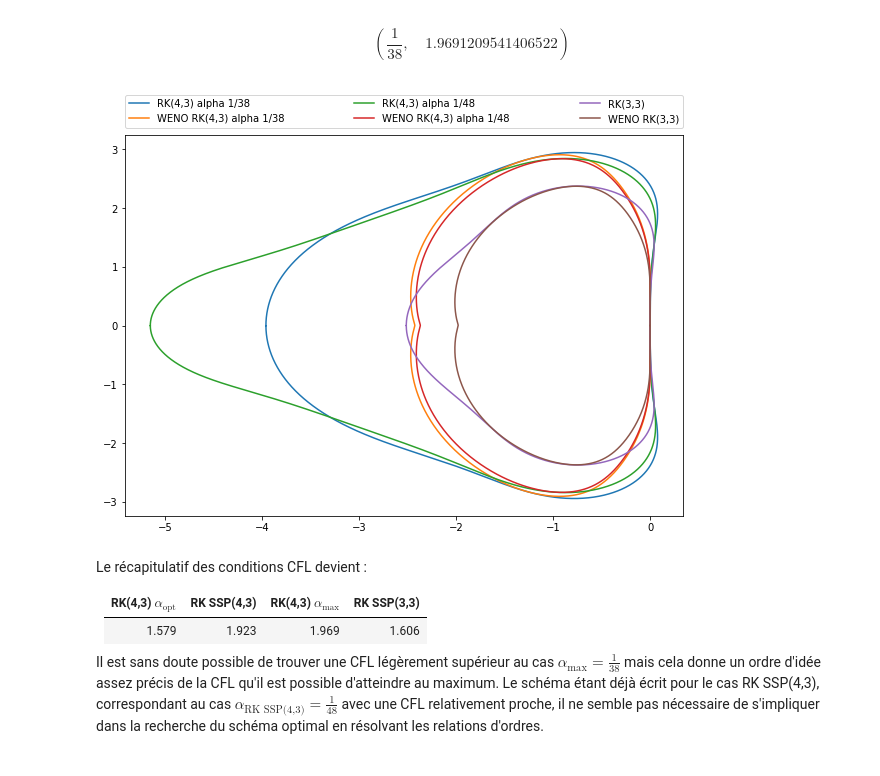
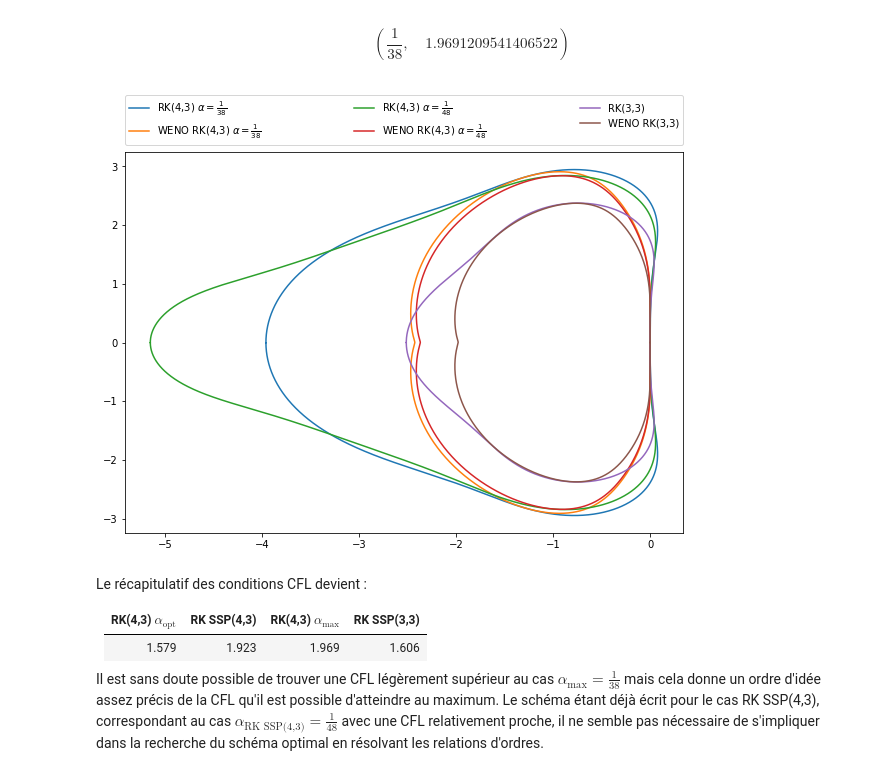
Before and after one commit to kivvix/miMaS, a Jupyter notebook: notebook/cfl.ipynb, the cells around one changed output. Cells and saved outputs as stored; diff of their text form; code cells hidden in the pictures.

```diff
--- a/notebook/cfl.ipynb
+++ b/notebook/cfl.ipynb
@@ -697,10 +698,10 @@ for n in range(1,57,1):
   else:
     msize = 1
   bn = b_poly(p.subs(a,sp.Rational(1,n)))
-  plt.plot(*reim(bn),'.',markersize=msize,label="alpha {}".format(sp.Rational(1,n)))
+  plt.plot(*reim(bn),'.',markersize=msize,label="$\\alpha = {}$".format(sp.latex(sp.Rational(1,n))))
 print()
 plt.plot(*reim(b3),label="ERK SSP(3,3)")
-plt.legend(bbox_to_anchor=(0., 1.02, 1.,.102),loc=3,ncol=5,mode="expand",borderaxespad=0.,markerscale=10)
+plt.legend(bbox_to_anchor=(0., 1.02, 1.,.102),loc=3,ncol=8,mode="expand",borderaxespad=0.,markerscale=10)
 plt.show()
 plt.rcParams['figure.figsize'] = save_figsize
 # %% [output]
@@ -726,13 +727,13 @@ for n in range(1,17,1):
   else:
     msize = 1
   bn = b_poly(p.subs(a,sp.Rational(1,n)))
-  plt.plot(*reim(bn),'.',markersize=msize,label="alpha {}".format(sp.Rational(1,n)))
+  plt.plot(*reim(bn),'.',markersize=msize,label="$\\alpha = {}$".format(sp.latex(sp.Rational(1,n))))
 print()
 
 plt.plot(*reim(b3),label="ERK SSP(3,3)")
 plt.plot(*reim(b2),label="ERK SSP(2,2)")
 
-plt.legend(bbox_to_anchor=(0., 1.02, 1.,.102),loc=4,ncol=5,mode="expand",borderaxespad=0.,markerscale=10)
+plt.legend(bbox_to_anchor=(0., 1.02, 1.,.102),loc=4,ncol=8,mode="expand",borderaxespad=0.,markerscale=10)
 plt.show()
 plt.rcParams['figure.figsize'] = save_figsize
 # %% [output]
@@ -751,7 +752,7 @@ plt.rcParams['figure.figsize'] = [10, 8]
 for n in (3,4,5,7,8):
   print(n,end="\r")
   bn = b_poly(p.subs(a,sp.Rational(1,n)))
-  plt.plot(*reim(bn),'.',markersize=msize,label="alpha {}".format(sp.Rational(1,n)))
+  plt.plot(*reim(bn),'.',markersize=msize,label="$\\alpha = {}$".format(sp.latex(sp.Rational(1,n))))
 print()
 plt.plot(*reim(b3),label="ERK SSP(3,3)")
 plt.legend(bbox_to_anchor=(0., 1.02, 1.,.102),loc=8,ncol=6,mode="expand",borderaxespad=0.,markerscale=10)
@@ -1217,21 +1220,21 @@ $$\left ( \frac{1}{38}, \quad 1.9691209541406522\right )$$
 # %%
 #%config InlineBackend.figure_format = 'retina'
 save_figsize = plt.rcParams['figure.figsize']
 plt.rcParams['figure.figsize'] = [10, 7]
 
 p = poly_RKsn(3)
-plt.plot(*reim(b_poly(p.subs(a,sp.Rational(1,38)))),label="RK(4,3) alpha {}".format(sp.Rational(1,38)))
-plt.plot(*reim(-1.969*weno.data),label="WENO RK(4,3) alpha {}".format(sp.Rational(1,38)))
-plt.plot(*reim(b34),label="RK(4,3) alpha {}".format(sp.Rational(1,48)))
-plt.plot(*reim(-1.923*weno.data),label="WENO RK(4,3) alpha {}".format(sp.Rational(1,48)))
+plt.plot(*reim(b_poly(p.subs(a,sp.Rational(1,38)))),label="RK(4,3) $\\alpha = {}$".format(sp.latex(sp.Rational(1,38))))
+plt.plot(*reim(-1.969*weno.data),label="WENO RK(4,3) $\\alpha = {}$".format(sp.latex(sp.Rational(1,38))))
+plt.plot(*reim(b34),label="RK(4,3) $\\alpha = {}$".format(sp.latex(sp.Rational(1,48))))
+plt.plot(*reim(-1.923*weno.data),label="WENO RK(4,3) $\\alpha = {}$".format(sp.latex(sp.Rational(1,48))))
 plt.plot(*reim(b3),label="RK(3,3)")
 plt.plot(*reim(-1.606*weno.data),label="WENO RK(3,3)")
 plt.legend(bbox_to_anchor=(0., 1.02, 1.,.102),loc=3,ncol=3,mode="expand",borderaxespad=0.)
 plt.show()
 
 plt.rcParams['figure.figsize'] = save_figsize
 # %% [output]
-[figure, old version]
+[figure, new version]
 # %% [markdown]
 Le récapitulatif des conditions CFL devient :
 
```
Also changed, not shown: parts of 14 cells of this notebook.
